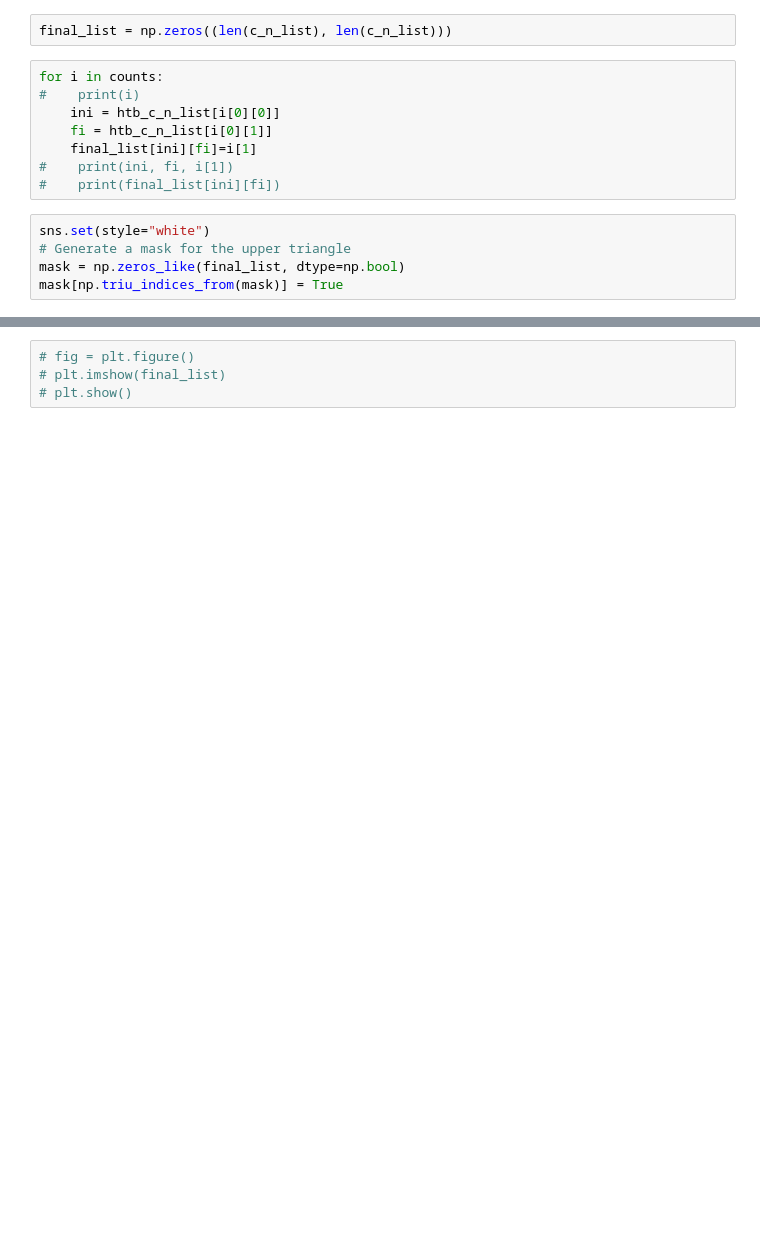
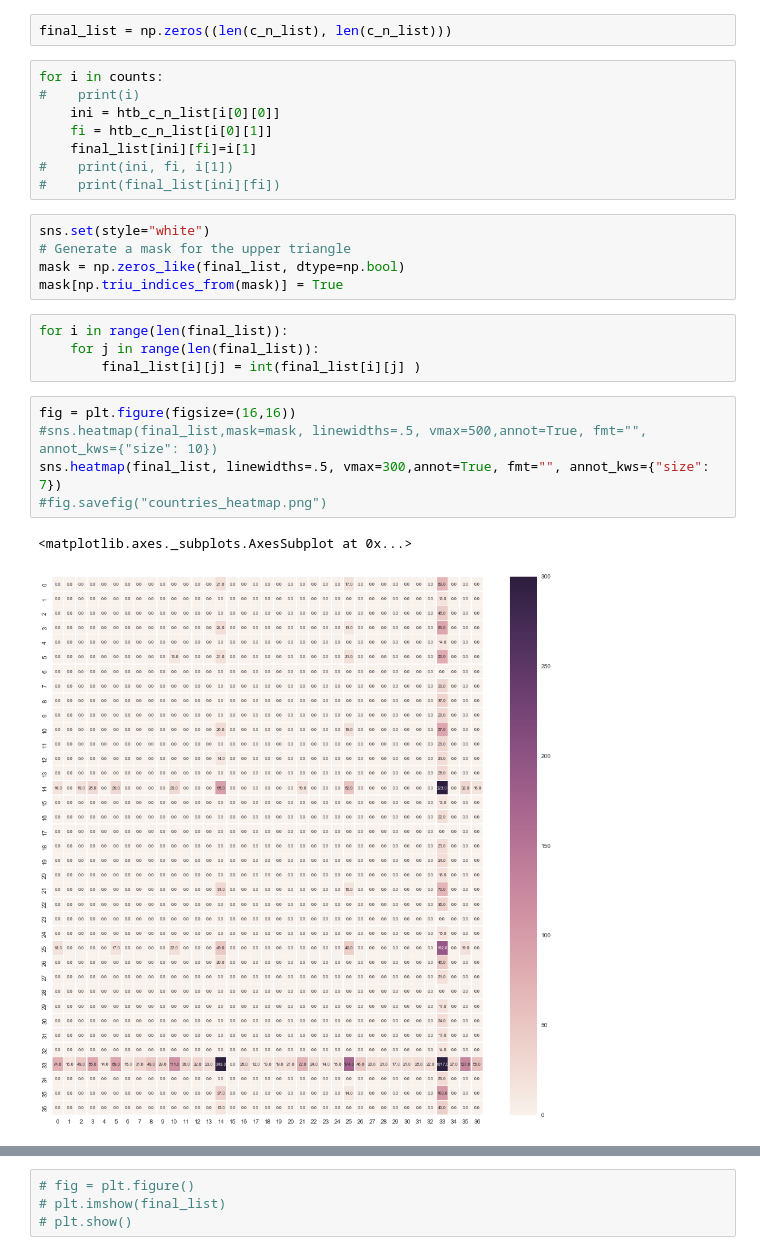
Before and after one commit to lsadeghian/le_project, a Jupyter notebook: tracking_devices.ipynb, the cells around one changed output, grey strips where cells are left out. Saved outputs shown, nothing was run; the diff lists cells and outputs as text; blank space fills up the shorter version.

```diff
--- a/tracking_devices.ipynb
+++ b/tracking_devices.ipynb
@@ -112,5 +165,17 @@ sns.set(style="white")
 # Generate a mask for the upper triangle
 mask = np.zeros_like(final_list, dtype=np.bool)
 mask[np.triu_indices_from(mask)] = True
+# %%
+for i in range(len(final_list)):
+    for j in range(len(final_list)):
+        final_list[i][j] = int(final_list[i][j] )
+# %%
+fig = plt.figure(figsize=(16,16))
+#sns.heatmap(final_list,mask=mask, linewidths=.5, vmax=500,annot=True, fmt="", annot_kws={"size": 10})
+sns.heatmap(final_list, linewidths=.5, vmax=300,annot=True, fmt="", annot_kws={"size": 7})
+#fig.savefig("countries_heatmap.png")
+# %% [output]
+<matplotlib.axes._subplots.AxesSubplot at 0x...>
+[figure, added]
 # %%
 fig = plt.figure(figsize=(12,12))
```
Also changed, not shown: parts of 8 cells of this notebook.
